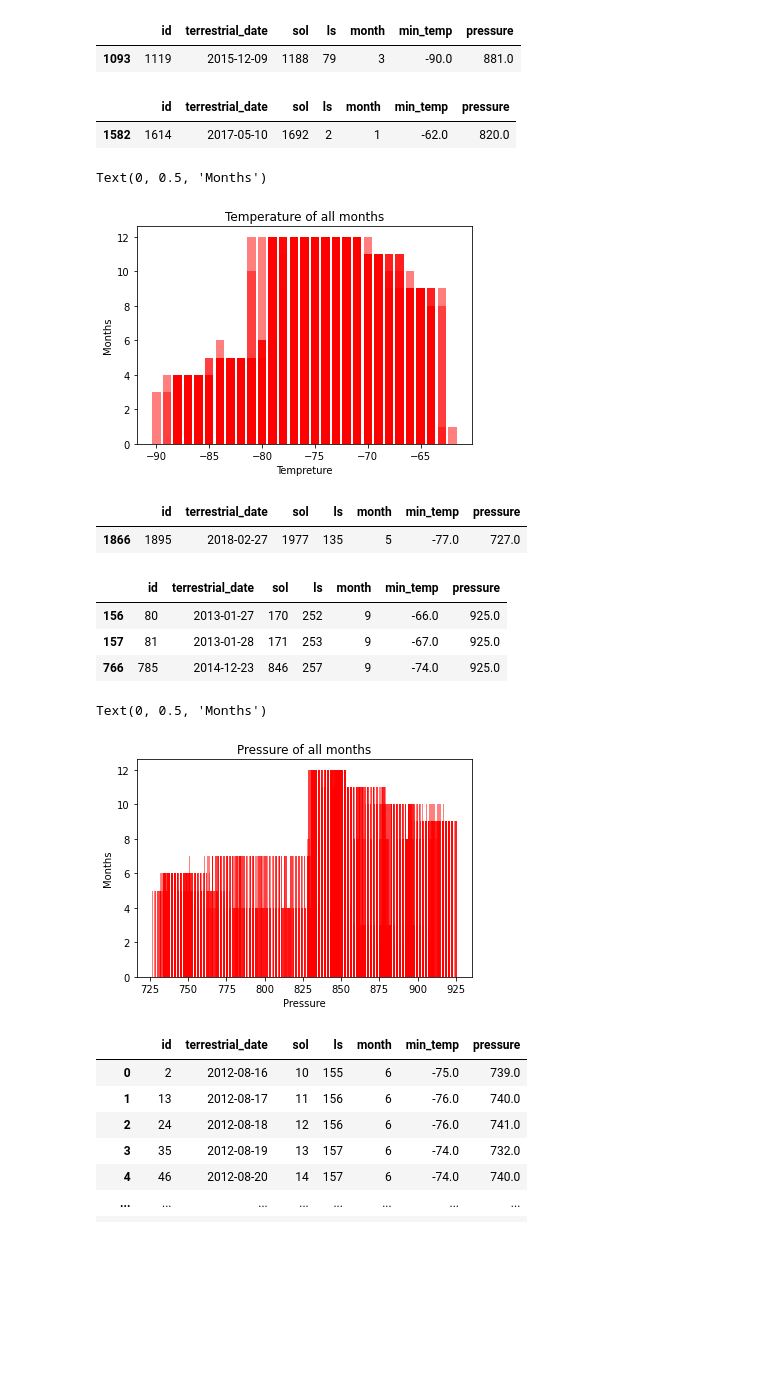
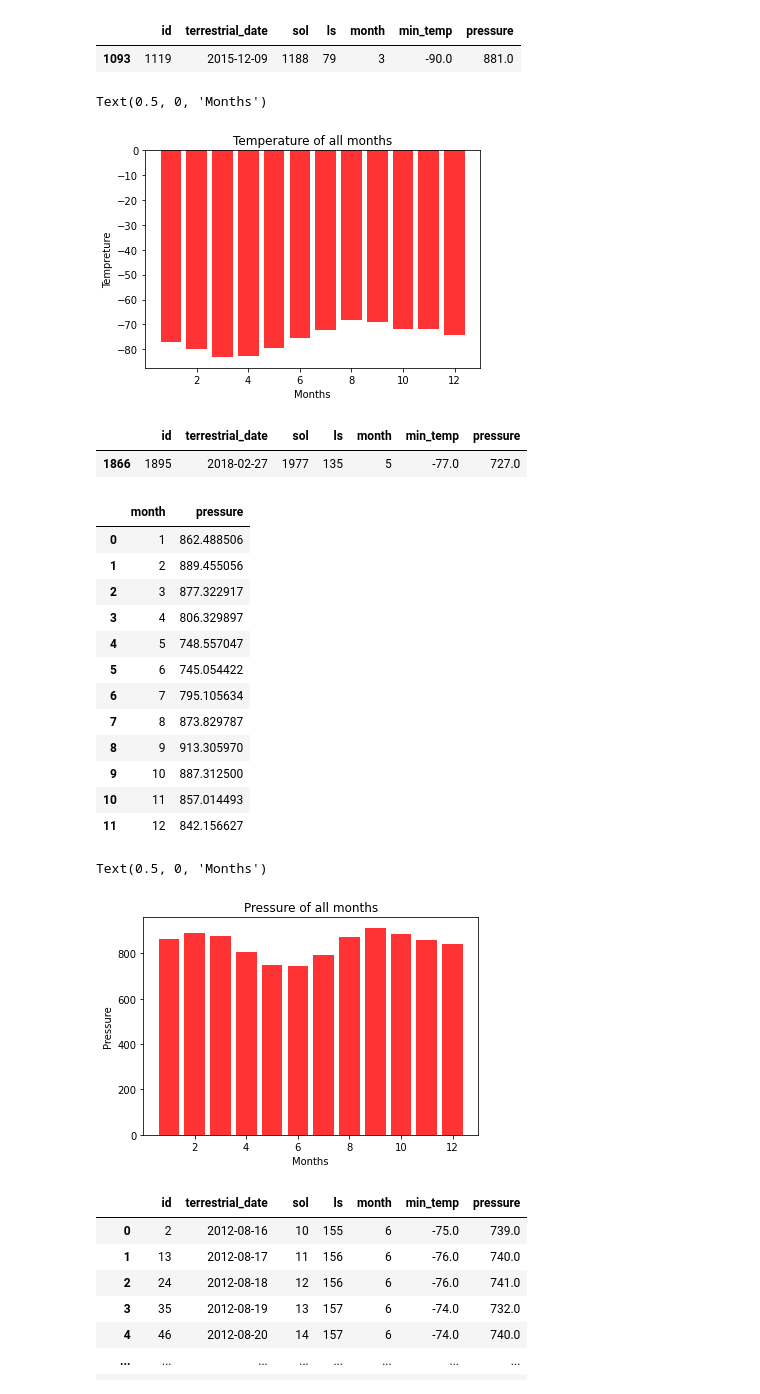
Before and after one commit to miralchangela/Mars_Mission, a Jupyter notebook: mars_data_challenge_part_2.ipynb, the cells around one changed output. Drawn from its saved outputs; the diff is of its cells as text; code cells hidden in the pictures; blank space fills up the shorter version.

```diff
--- a/mars_data_challenge_part_2.ipynb
+++ b/mars_data_challenge_part_2.ipynb
@@ -103,25 +92,22 @@ coldest_month
 # %% [output]
 |  | id | terrestrial_date | sol | ls | month | min_temp | pressure |
 | 1093 | 1119 | 2015-12-09 | 1188 | 79 | 3 | -90.0 | 881.0 |
-# %%
-warmest_month=mars_temp_df.loc[mars_temp_df['min_temp'] == mars_temp_df['min_temp'].max()]
-warmest_month
-# %% [output]
-|  | id | terrestrial_date | sol | ls | month | min_temp | pressure |
-| 1582 | 1614 | 2017-05-10 | 1692 | 2 | 1 | -62.0 | 820.0 |
+# %%
+mars_temp_df1=mars_temp_df.groupby(['month'])['min_temp'].mean().to_frame().reset_index()
+mars_temp_df1
 # %%
 # Get the answer by averaging the minimum daily temperature of all the months. Plot the results as a bar chart.
 import matplotlib.pyplot as plot
 
-temp= mars_temp_df['min_temp']
-month= mars_temp_df['month']
-plot.bar(temp , month ,  color='r', alpha=0.5, align="center")
+temp= mars_temp_df1['min_temp']
+month= mars_temp_df1['month']
+plot.bar( month ,  temp ,color='r', alpha=0.8, align="center")
 plot.title("Temperature of all months")
-plot.xlabel("Tempreture")
-plot.ylabel("Months")
+plot.ylabel("Tempreture")
+plot.xlabel("Months")
 # %% [output]
-Text(0, 0.5, 'Months')
+Text(0.5, 0, 'Months')
-[figure, old version]
+[figure, new version]
 # %%
 #  Which months have the lowest and the highest atmospheric pressure on Mars?
 low_prsr = mars_temp_df.loc[mars_temp_df['pressure'] == mars_temp_df['pressure'].min()]
@@ -130,24 +118,33 @@ low_prsr
 |  | id | terrestrial_date | sol | ls | month | min_temp | pressure |
 | 1866 | 1895 | 2018-02-27 | 1977 | 135 | 5 | -77.0 | 727.0 |
 # %%
-high_prsr=mars_temp_df.loc[mars_temp_df['pressure'] == mars_temp_df['pressure'].max()]
-high_prsr
+mars_pressure_df1=mars_temp_df.groupby(['month'])['pressure'].mean().to_frame().reset_index()
+mars_pressure_df1
 # %% [output]
-|  | id | terrestrial_date | sol | ls | month | min_temp | pressure |
-| 156 | 80 | 2013-01-27 | 170 | 252 | 9 | -66.0 | 925.0 |
-| 157 | 81 | 2013-01-28 | 171 | 253 | 9 | -67.0 | 925.0 |
-| 766 | 785 | 2014-12-23 | 846 | 257 | 9 | -74.0 | 925.0 |
+|  | month | pressure |
+| 0 | 1 | 862.488506 |
+| 1 | 2 | 889.455056 |
+| 2 | 3 | 877.322917 |
+| 3 | 4 | 806.329897 |
+| 4 | 5 | 748.557047 |
+| 5 | 6 | 745.054422 |
+| 6 | 7 | 795.105634 |
+| 7 | 8 | 873.829787 |
+| 8 | 9 | 913.305970 |
+| 9 | 10 | 887.312500 |
+| 10 | 11 | 857.014493 |
+| 11 | 12 | 842.156627 |
 # %%
 # Get the answer by averaging the daily atmospheric pressure of all the months. Plot the results as a bar chart.
-pressure= mars_temp_df['pressure']
-month= mars_temp_df['month']
-plot.bar(pressure , month ,  color='r', alpha=0.5, align="center")
+pressure= mars_pressure_df1['pressure']
+month= mars_pressure_df1['month']
+plot.bar(month , pressure ,  color='r', alpha=0.8, align="center")
 plot.title("Pressure of all months")
-plot.xlabel("Pressure")
-plot.ylabel("Months")
+plot.ylabel("Pressure")
+plot.xlabel("Months")
 # %% [output]
-Text(0, 0.5, 'Months')
+Text(0.5, 0, 'Months')
-[figure, old version]
+[figure, new version]
 # %%
 # About how many terrestrial (Earth) days exist in a Martian year?
 # That is, in the time that Mars circles the Sun once, how many days elapse on Earth?
```
Also changed, not shown: parts of 3 cells of this notebook, 2 other files.
